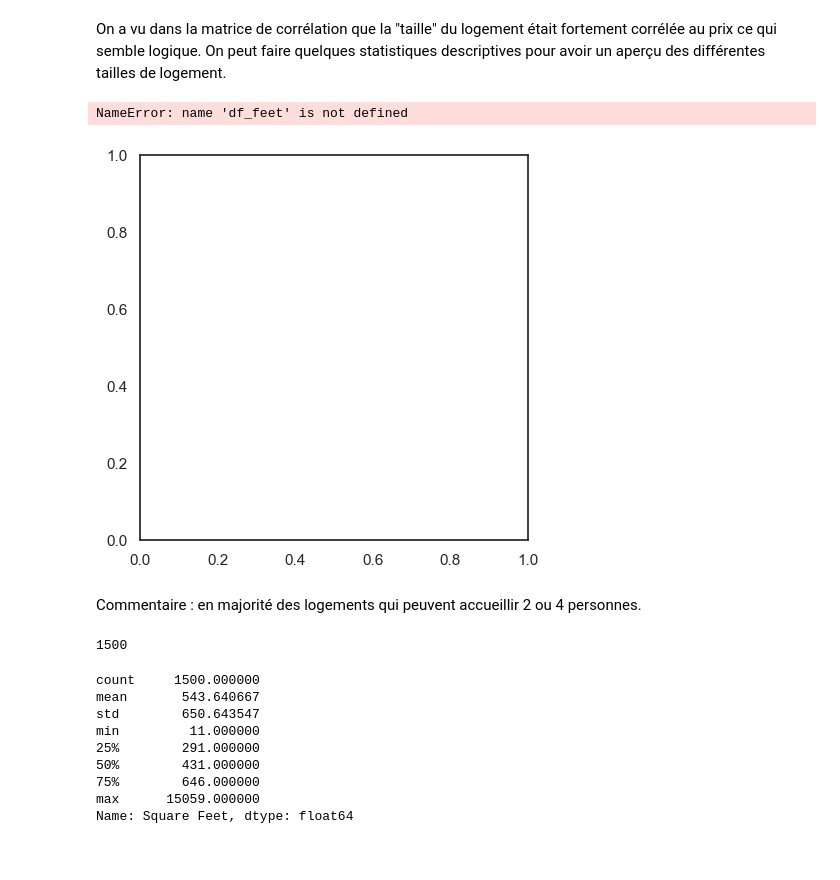
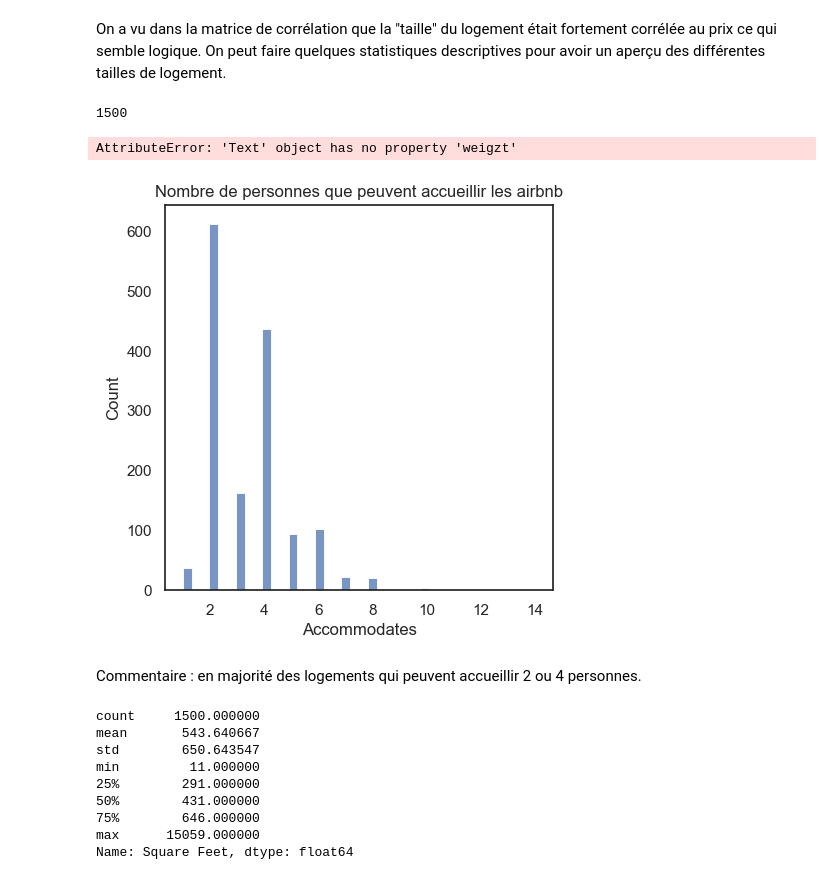
Before and after one commit to marinablaz/projetpython, a Jupyter notebook: stats.ipynb, the cells around one changed output. Drawn from its saved outputs; the diff is of its cells as text; code cells hidden in the pictures.

```diff
--- a/stats.ipynb
+++ b/stats.ipynb
@@ -386,16 +386,6 @@ Commentaire : on remarque que près de la moitié des airbnb sont loués moins d
 ### 1.3 Influence de la taille du logement
 # %% [markdown]
 On a vu dans la matrice de corrélation que la "taille" du logement était fortement corrélée au prix ce qui semble logique. On peut faire quelques statistiques descriptives pour avoir un aperçu des différentes tailles de logement.
-# %%
-#Répartition du nombres de personnes que peuvent accueillir les Airbnb, pour savoir à quels types de logement on traite
-fig, ax = plt.subplots(figsize=(5, 5))
-sns.histplot(df_feet['Accommodates'], bins=int(40))
-plt.title ('Nombre de personnes que peut accueillir les airbnb', weight='bold')
-# %% [output]
-NameError: name 'df_feet' is not defined
-[figure, old version]
-# %% [markdown]
-Commentaire : en majorité des logements qui peuvent accueillir 2 ou 4 personnes.
 # %%
 #On remplace les valeurs manquantes par des 0
 df = df.fillna(0)
@@ -405,6 +395,18 @@ df_feet = df.loc[(df['Square Feet'] !=0)]
 len(df_feet)
 # %% [output]
 1500
+# %%
+#Répartition du nombres de personnes que peuvent accueillir les Airbnb, pour savoir à quels types de logement on traite
+fig, ax = plt.subplots(figsize=(5, 5))
+sns.histplot(df_feet['Accommodates'], bins=int(40))
+plt.title ('Nombre de personnes que peuvent accueillir les airbnb', weigzt='bold')
+plt.xlabel('Nombre de personnes')
+plt.ylabel('Quantité')
+# %% [output]
+AttributeError: 'Text' object has no property 'weigzt'
+[figure, new version]
+# %% [markdown]
+Commentaire : en majorité des logements qui peuvent accueillir 2 ou 4 personnes.
 # %%
 df_feet['Square Feet'].describe()
 # %% [output]
```
Also changed, not shown: parts of 1 cell of this notebook.
